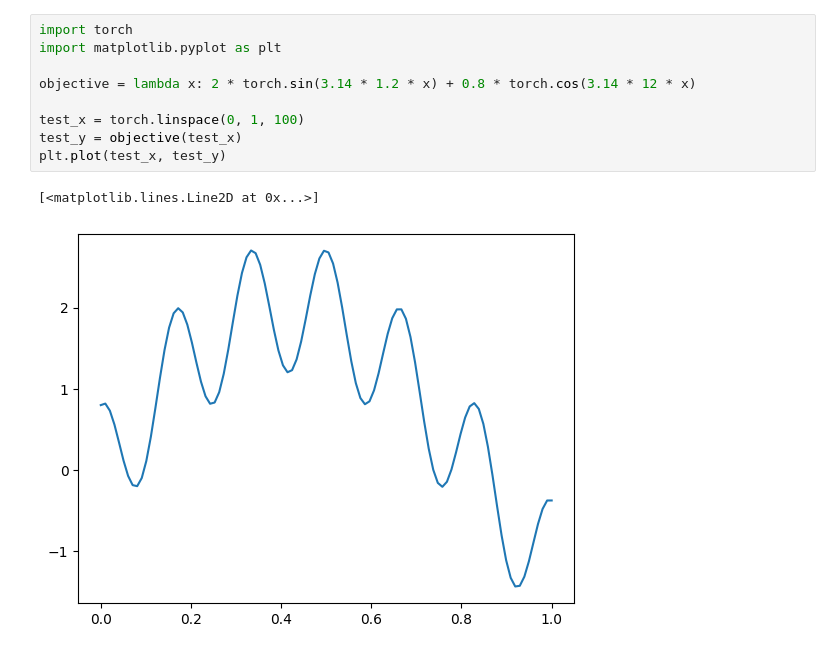
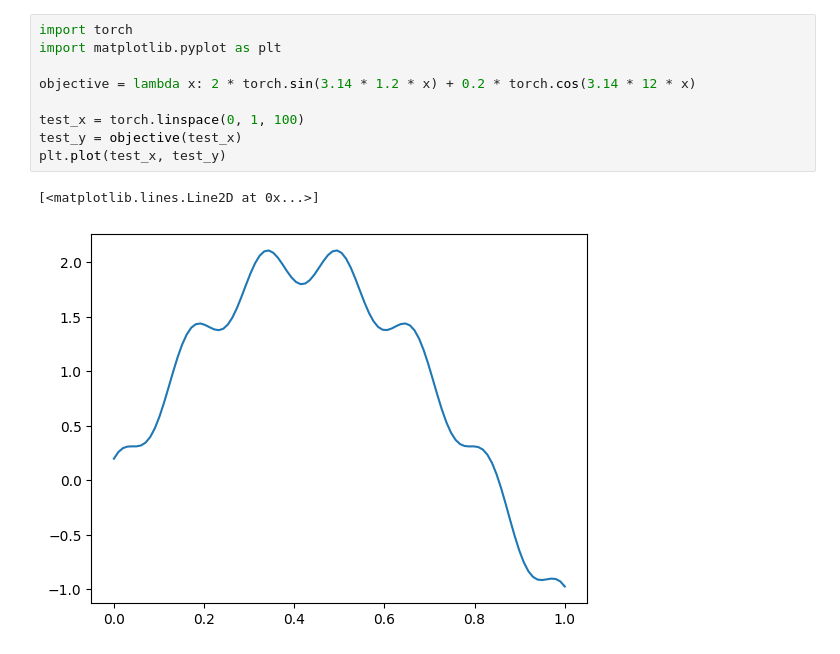
Before and after one commit to andreas122001/bayesian-hyperparameter-optimization, a Jupyter notebook: test.ipynb, the cells around one changed output. Saved outputs shown, nothing was run; the diff lists cells and outputs as text.

```diff
--- a/test.ipynb
+++ b/test.ipynb
@@ -1,15 +1,15 @@
 # %%
 import torch
 import matplotlib.pyplot as plt
 
-objective = lambda x: 2 * torch.sin(3.14 * 1.2 * x) + 0.8 * torch.cos(3.14 * 12 * x)
+objective = lambda x: 2 * torch.sin(3.14 * 1.2 * x) + 0.2 * torch.cos(3.14 * 12 * x)
 
 test_x = torch.linspace(0, 1, 100)
 test_y = objective(test_x)
 plt.plot(test_x, test_y)
 # %% [output]
 [<matplotlib.lines.Line2D at 0x...>]
-[figure, old version]
+[figure, new version]
 # %%
 import torch.utils
 import torch.utils.data
```
Also changed, not shown: parts of 3 cells of this notebook.
